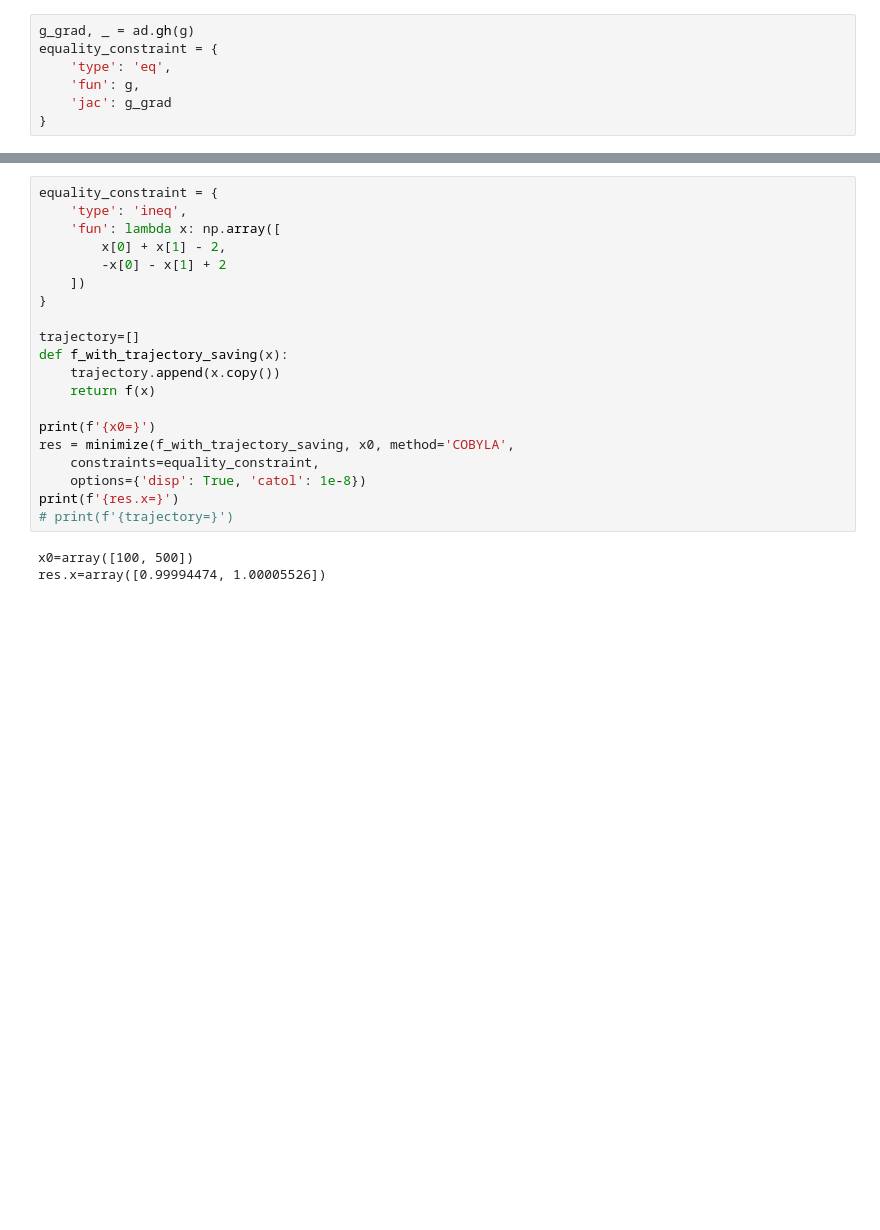
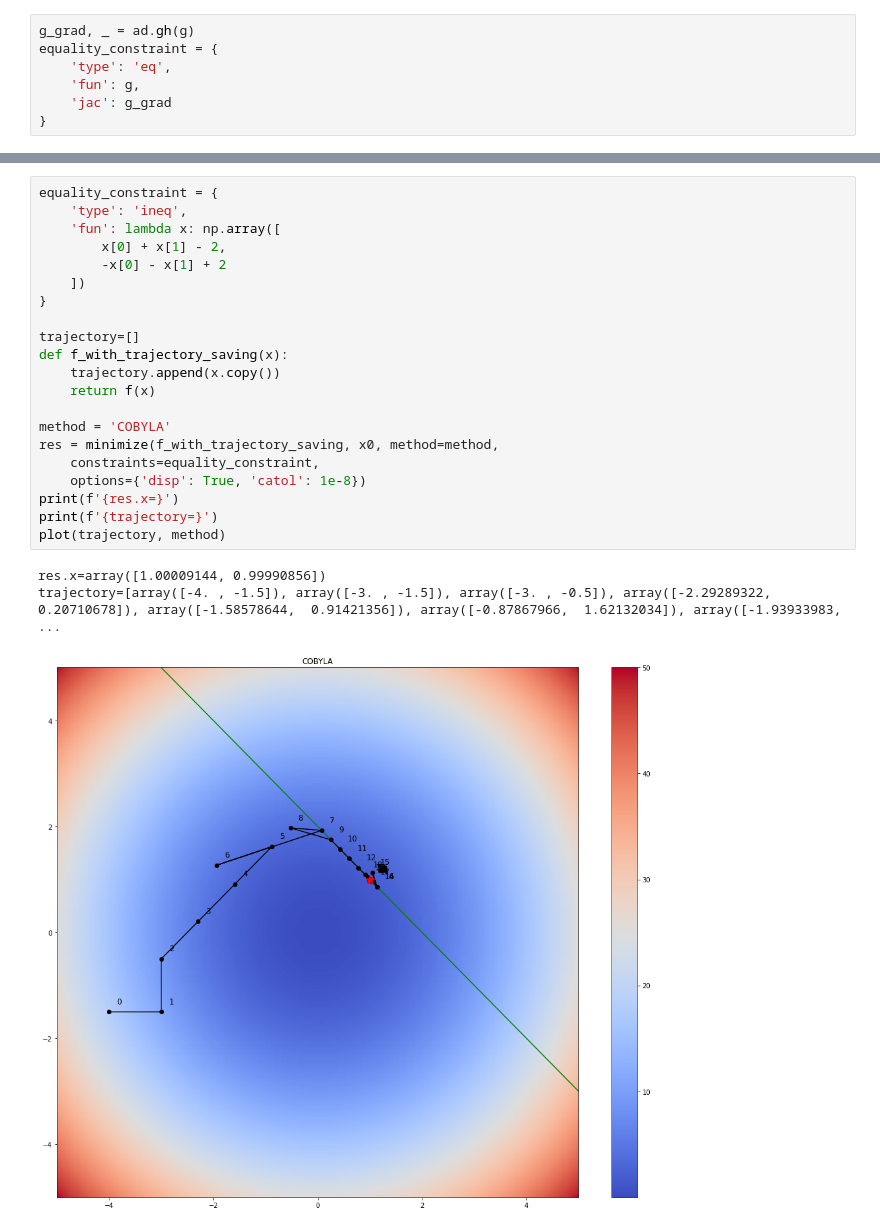
Before and after one commit to KapitoshkaThe1st/MAI_MASTER_2nd_semester, a Jupyter notebook: MOM/conditional_optimization/conditional_optimization.ipynb, the cells around one changed output, grey strips where cells are left out. Saved outputs shown, nothing was run; the diff lists cells and outputs as text; blank space fills up the shorter version.

```diff
--- a/MOM/conditional_optimization/conditional_optimization.ipynb
+++ b/MOM/conditional_optimization/conditional_optimization.ipynb
@@ -64,23 +105,25 @@ trajectory=[array([ 201., -199.]), array([-42.67405063,  44.67405063]), array([1
 # %%
 equality_constraint = {
     'type': 'ineq',
     'fun': lambda x: np.array([
         x[0] + x[1] - 2,
         -x[0] - x[1] + 2
     ])
 }
 
 trajectory=[]
 def f_with_trajectory_saving(x):
     trajectory.append(x.copy())
     return f(x)
 
-print(f'{x0=}')
-res = minimize(f_with_trajectory_saving, x0, method='COBYLA',
+method = 'COBYLA'
+res = minimize(f_with_trajectory_saving, x0, method=method,
     constraints=equality_constraint,
     options={'disp': True, 'catol': 1e-8})
 print(f'{res.x=}')
-# print(f'{trajectory=}')
+print(f'{trajectory=}')
+plot(trajectory, method)
 # %% [output]
-x0=array([100, 500])
-res.x=array([0.99994474, 1.00005526])
+res.x=array([1.00009144, 0.99990856])
+trajectory=[array([-4. , -1.5]), array([-3. , -1.5]), array([-3. , -0.5]), array([-2.29289322,  0.20710678]), array([-1.58578644,  0.91421356]), array([-0.87867966,  1.62132034]), array([-1.93933983,  ...
+[figure, added]
```
Also changed, not shown: parts of 5 cells of this notebook.
